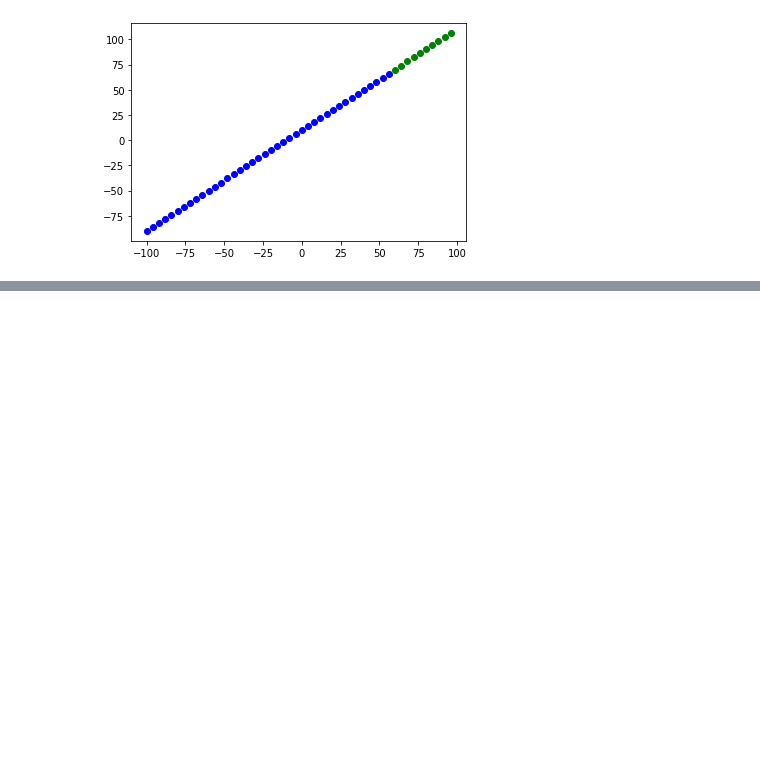
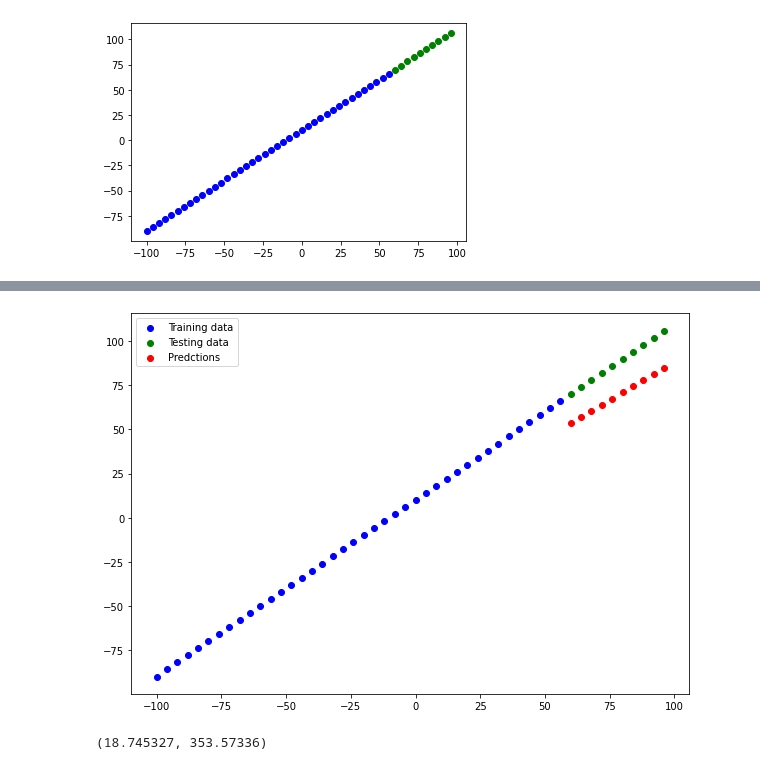
Before and after one commit to choton654/tenserflow-deep-learning, a Jupyter notebook: neural_network_regression_tensorflow.ipynb, the cells around one changed output, grey strips where cells are left out. Drawn from its saved outputs; the diff is of its cells as text; code cells hidden in the pictures; blank space fills up the shorter version.

```diff
--- a/neural_network_regression_tensorflow.ipynb
+++ b/neural_network_regression_tensorflow.ipynb
@@ -220,0 +288,14 @@ array([[ 70.55218 ],
+# %%
+tf.random.set_seed(42)
+
+model_1 = tf.keras.Sequential([
+    tf.keras.layers.Dense(1)
+])
+
+model_1.compile(
+    loss=tf.keras.losses.mae,
+    optimizer=tf.keras.optimizers.SGD(),
+    metrics=['mae']
+)
+
+model_1.fit(tf.expand_dims(X_train, axis=-1), Y_train, epochs=100)
@@ -220,0 +321,12 @@ array([[ 70.55218 ],
+# %%
+y_pred_1 = model_1(X_test)
+
+plot_prediction(predictions=y_pred_1)
+# %% [output]
+[figure, added]
+# %%
+mae_1 = mae(y_test=Y_test,y_pred=y_pred_1).numpy()
+mse_1 = mse(y_test=Y_test,y_pred=y_pred_1).numpy()
+mae_1, mse_1
+# %% [output]
+(18.745327, 353.57336)
```
Also changed, not shown: parts of 26 cells of this notebook.
